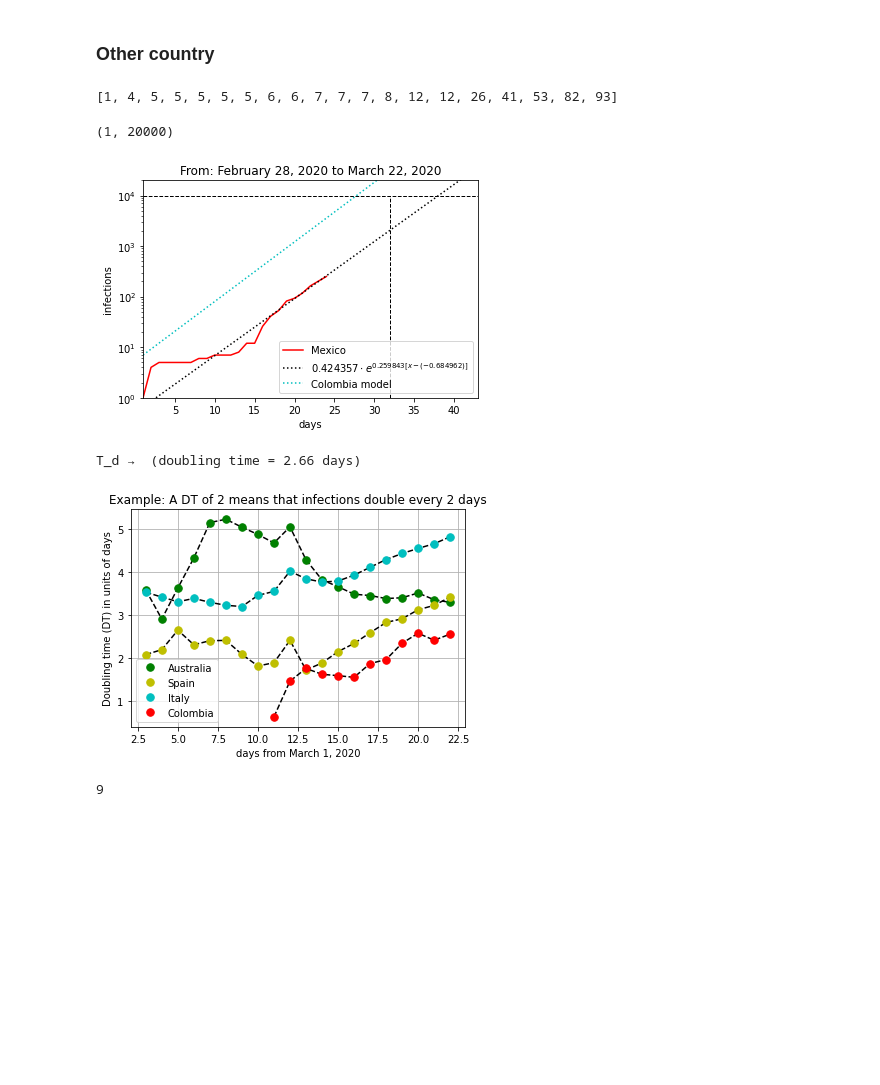
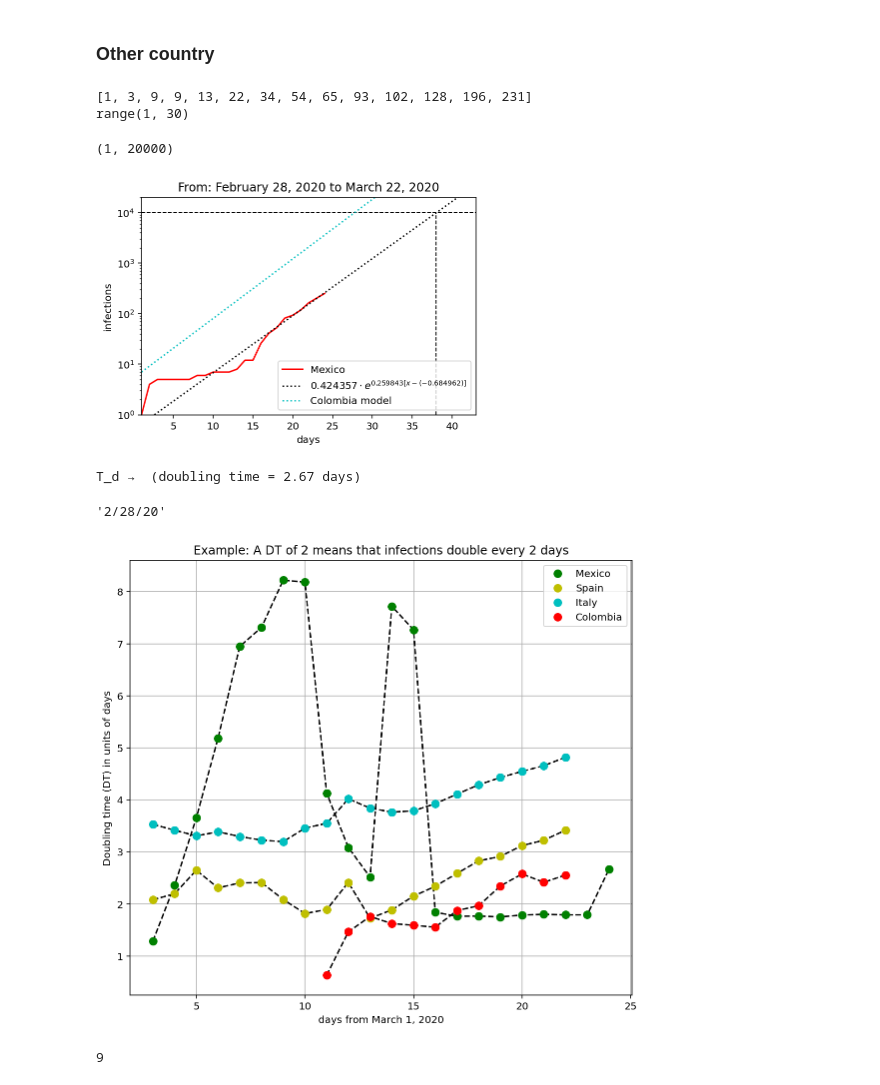
Before and after one commit to CesarArroyo09/COVID-19, a Jupyter notebook: covid.ipynb, the cells around one changed output. Saved outputs shown, nothing was run; the diff lists cells and outputs as text; code cells hidden in the pictures; blank space fills up the shorter version.

```diff
--- a/covid.ipynb
+++ b/covid.ipynb
@@ -193,7 +196,8 @@ c='Mexico'
 max_forecast=1000
 prediction=18
 extra_days=16
-start_day='3/9/20'
+start_day='2/28/20'
+#start_day='3/12/20' # Infections greater than 10
 #dr=date_range(date_start=start_day,date_end=dmax)
 #cvrg=cv[cv['Country/Region']==c].reset_index(drop=True)
 #y=cvrg[dr].values.tolist()[0]
@@ -322,7 +347,7 @@ c='Colombia'
 max_forecast=1000
 prediction=18
 extra_days=16
-start_day='3/1/20'
+start_day='3/9/20'
 #dr=date_range(date_start=start_day,date_end=dmax)
 #cvrg=cv[cv['Country/Region']==c].reset_index(drop=True)
 #y=cvrg[dr].values.tolist()[0]
@@ -469,18 +495,21 @@ plt.savefig('doublingtime.png')
 ### Other country
 # %%
 print(y[0:20])
+print(xx)
 # %% [output]
-[1, 4, 5, 5, 5, 5, 5, 6, 6, 7, 7, 7, 8, 12, 12, 26, 41, 53, 82, 93]
+[1, 3, 9, 9, 13, 22, 34, 54, 65, 93, 102, 128, 196, 231]
+range(1, 30)
 # %%
 c='Mexico'
 max_forecast=10000
-prediction=32#21
+prediction=38
 start_day='2/28/20'
 y=get_infected(c,date_start=start_day,date_end=dmax,DataFrame=cv)
 x=range(1,len(y)+1)
 exp_fit = opt.curve_fit(exponential_model,x,y,p0=[1,0.4,3])
 
 xx=range(x[0],x[-1]+20)
+#xx_col=range(x[0]+2,x[-1]+20+2)
 if min(y)>0:
     ymin=min(y)
 else:
@@ -509,7 +538,7 @@ plt.xlim(xx[0],xx[-1])
 plt.ylim(ymin,max_forecast+10000)
 # %% [output]
 (1, 20000)
-[figure, old version]
+[figure, new version]
 # %%
 N0=exp_fit[0][0];g=exp_fit[0][1];t0=exp_fit[0][2]
 if exponential_model(t0,N0,g,t0)==N0:
@@ -521,7 +550,11 @@ if Td:
     dt='(doubling time = {} days)'.format(Td.round(2))
     print('T_d →  {}'.format(dt))
 # %% [output]
-T_d →  (doubling time = 2.66 days)
+T_d →  (doubling time = 2.67 days)
+# %%
+start_day
+# %% [output]
+'2/28/20'
 # %%
 spa=dataframe_doubling(x,y,start_date=start_day,final_date=dmax)
 # %%
@@ -537,25 +570,26 @@ y=get_infected(c,date_start=start_day,date_end=dmax,DataFrame=cv)
 x=range(1,len(y)+1)
 spi=dataframe_doubling(x,y,start_date=start_day,final_date=dmax)
 # %%
+plt.figure(figsize=(9,8))
 plt.plot(spa['day'],spa['Td'],'k--')
-plt.plot(spa['day'],spa['Td'],'g.',markersize=15,label='Australia')
+plt.plot(spa['day'],spa['Td'],'g.',markersize=15,label='Mexico')
 plt.plot(sps['day'],sps['Td'],'k--')
 plt.plot(sps['day'],sps['Td'],'y.',markersize=15,label='Spain')
 plt.plot(spi['day'],spi['Td'],'k--')
 plt.plot(spi['day'],spi['Td'],'c.',markersize=15,label='Italy')
 plt.plot(sp['day']+8,sp['Td'],'k--')
 plt.plot(sp['day']+8,sp['Td'],'r.',markersize=15,label='Colombia')
 
 plt.title('Example: A DT of 2 means that infections double every 2 days')
 plt.xlabel('days from {}'.format(
     datetime.datetime.strptime(start_day,"%m/%d/%y").strftime("%B %-d, %Y")
   ))
 plt.ylabel('Doubling time (DT) in units of days')
-plt.savefig('doublingtime.png')
+#plt.savefig('doublingtime.png')
 plt.legend()
 plt.grid()
 # %% [output]
-[figure, old version]
+[figure, new version]
 # %%
 #Day 1: infections > 10
 mininf=10
```
Also changed, not shown: parts of 14 cells of this notebook.
